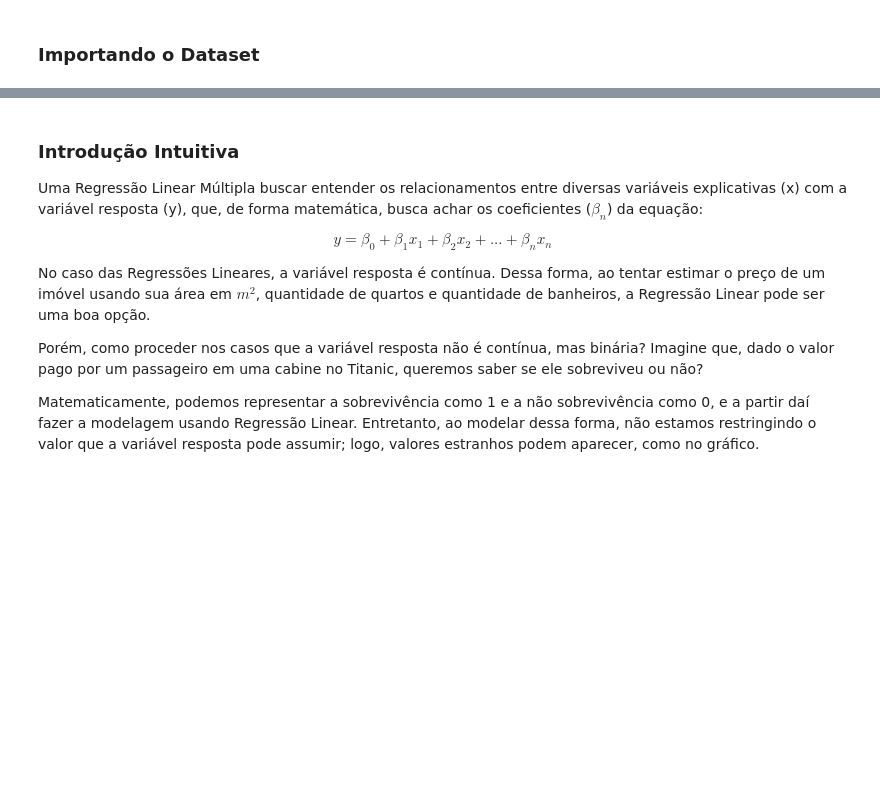
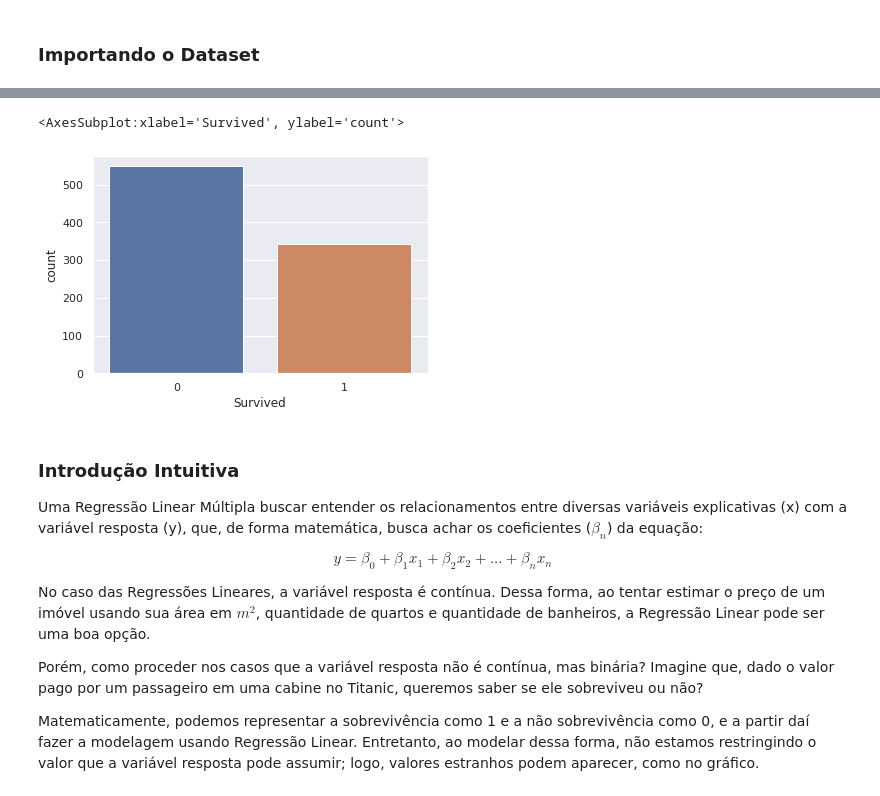
Before and after one commit to walisson-silva-ada/827-data-science, a Jupyter notebook: 03. Regressão Logística/3.1. Regressão Logística.ipynb, the cells around one changed output, grey strips where cells are left out. Saved outputs shown, nothing was run; the diff lists cells and outputs as text; code cells hidden in the pictures; blank space fills up the shorter version.

```diff
--- a/03. Regressão Logística/3.1. Regressão Logística.ipynb
+++ b/03. Regressão Logística/3.1. Regressão Logística.ipynb
@@ -57,5 +57,17 @@ Exemplos de problemas de classificação:
 Veremos hoje um dos mais simples e importantes classificadores: a **Regressão Logística!**
 # %% [markdown]
 ### Importações
+# %%
+import numpy as np
+import pandas as pd
+import matplotlib.pyplot as plt
+import seaborn as sns
+import plotly.express as px
+import plotly.io as pio
+
+sns.set()
+pio.templates.default = 'plotly_dark'
 # %% [markdown]
 ### Importando o Dataset
+# %%
+df = pd.read_csv('https://s3-sa-east-1.amazonaws.com/lcpi/5729687e-ae14-4978-8cd7-7ef18277813d.csv')
@@ -62,3 +95,8 @@ Veremos hoje um dos mais simples e importantes classificadores: a **Regressão L
+# %%
+sns.countplot(data=df, x='Survived')
+# %% [output]
+<AxesSubplot:xlabel='Survived', ylabel='count'>
+[figure, added]
 # %% [markdown]
 ### Introdução Intuitiva
 
```
Also changed, not shown: parts of 12 cells of this notebook.
